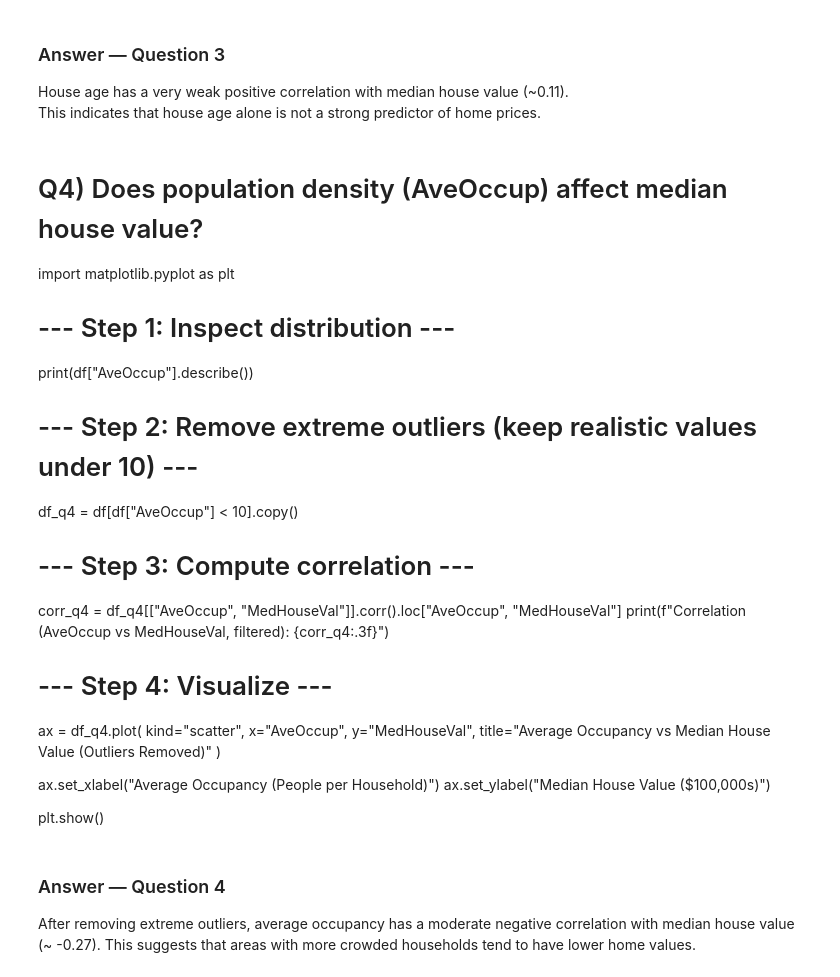
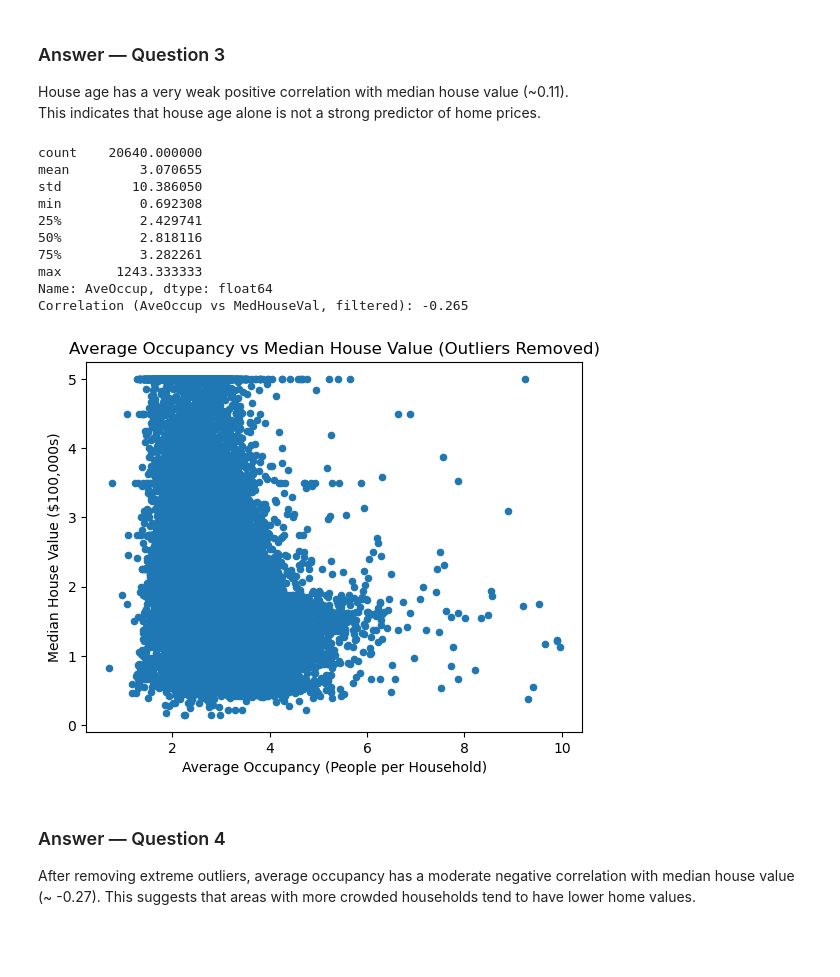
Before and after one commit to lucaleyva/Data_Visualization_And_Modeling_Online, a Jupyter notebook: Lab/1.5 Intro to Python and Pandas Lab.ipynb, the cells around one changed output. Saved outputs shown, nothing was run; the diff lists cells and outputs as text; code cells hidden in the pictures; blank space fills up the shorter version.

```diff
--- a/Lab/1.5 Intro to Python and Pandas Lab.ipynb
+++ b/Lab/1.5 Intro to Python and Pandas Lab.ipynb
@@ -131,32 +127,44 @@ Correlation (HouseAge vs MedHouseVal): 0.106
 ### Answer — Question 3
 House age has a very weak positive correlation with median house value (~0.11).
 This indicates that house age alone is not a strong predictor of home prices.
-# %% [markdown]
-# Q4) Does population density (AveOccup) affect median house value?
-import matplotlib.pyplot as plt
-
-# --- Step 1: Inspect distribution ---
-print(df["AveOccup"].describe())
-
-# --- Step 2: Remove extreme outliers (keep realistic values under 10) ---
-df_q4 = df[df["AveOccup"] < 10].copy()
-
-# --- Step 3: Compute correlation ---
-corr_q4 = df_q4[["AveOccup", "MedHouseVal"]].corr().loc["AveOccup", "MedHouseVal"]
-print(f"Correlation (AveOccup vs MedHouseVal, filtered): {corr_q4:.3f}")
-
-# --- Step 4: Visualize ---
-ax = df_q4.plot(
-    kind="scatter",
-    x="AveOccup",
-    y="MedHouseVal",
-    title="Average Occupancy vs Median House Value (Outliers Removed)"
-)
-
-ax.set_xlabel("Average Occupancy (People per Household)")
-ax.set_ylabel("Median House Value ($100,000s)")
-
-plt.show()
+# %%
+# Q4) Does population density (AveOccup) affect median house value?
+import matplotlib.pyplot as plt
+
+# --- Step 1: Inspect distribution ---
+print(df["AveOccup"].describe())
+
+# --- Step 2: Remove extreme outliers (keep realistic values under 10) ---
+df_q4 = df[df["AveOccup"] < 10].copy()
+
+# --- Step 3: Compute correlation ---
+corr_q4 = df_q4[["AveOccup", "MedHouseVal"]].corr().loc["AveOccup", "MedHouseVal"]
+print(f"Correlation (AveOccup vs MedHouseVal, filtered): {corr_q4:.3f}")
+
+# --- Step 4: Visualize ---
+ax = df_q4.plot(
+    kind="scatter",
+    x="AveOccup",
+    y="MedHouseVal",
+    title="Average Occupancy vs Median House Value (Outliers Removed)"
+)
+
+ax.set_xlabel("Average Occupancy (People per Household)")
+ax.set_ylabel("Median House Value ($100,000s)")
+
+plt.show()
+# %% [output]
+count    20640.000000
+mean         3.070655
+std         10.386050
+min          0.692308
+25%          2.429741
+50%          2.818116
+75%          3.282261
+max       1243.333333
+Name: AveOccup, dtype: float64
+Correlation (AveOccup vs MedHouseVal, filtered): -0.265
+[figure, added]
 # %% [markdown]
 ### Answer — Question 4
 After removing extreme outliers, average occupancy has a moderate negative correlation with median house value (~ -0.27).
```
Also changed, not shown: parts of 1 cell of this notebook.
